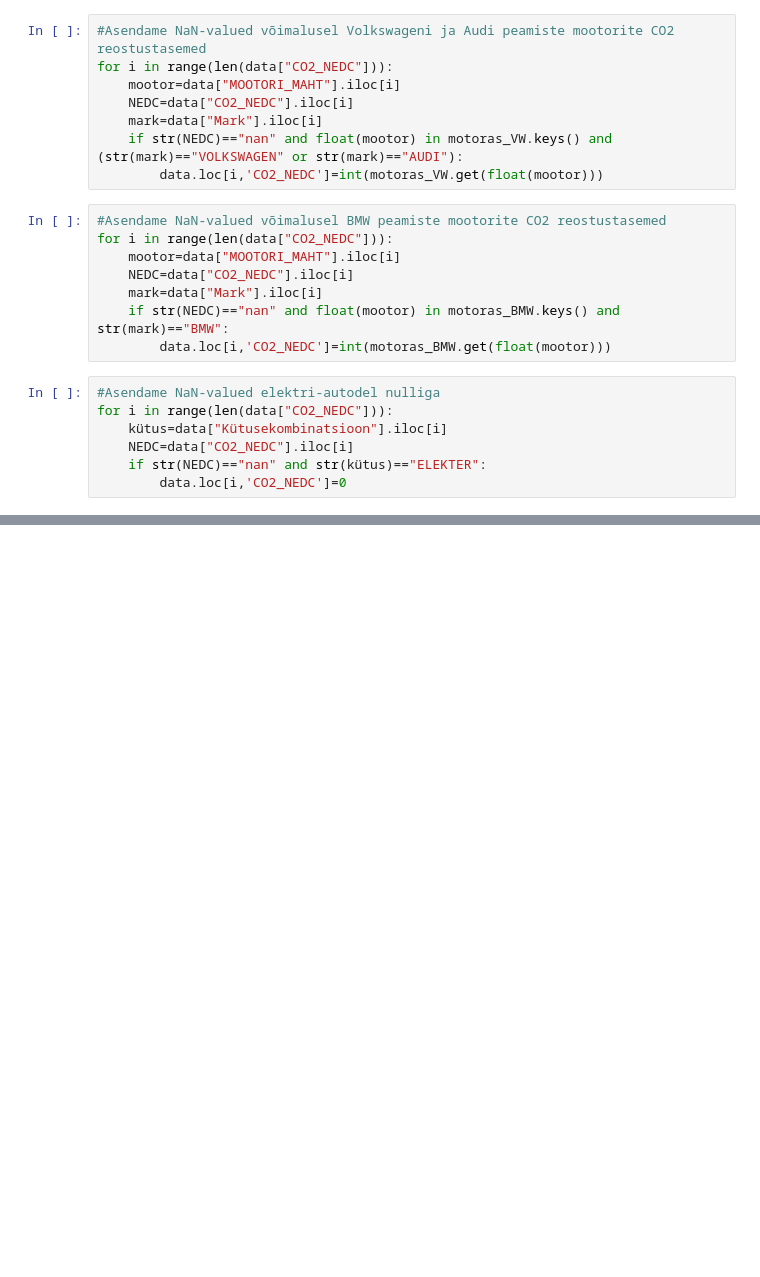
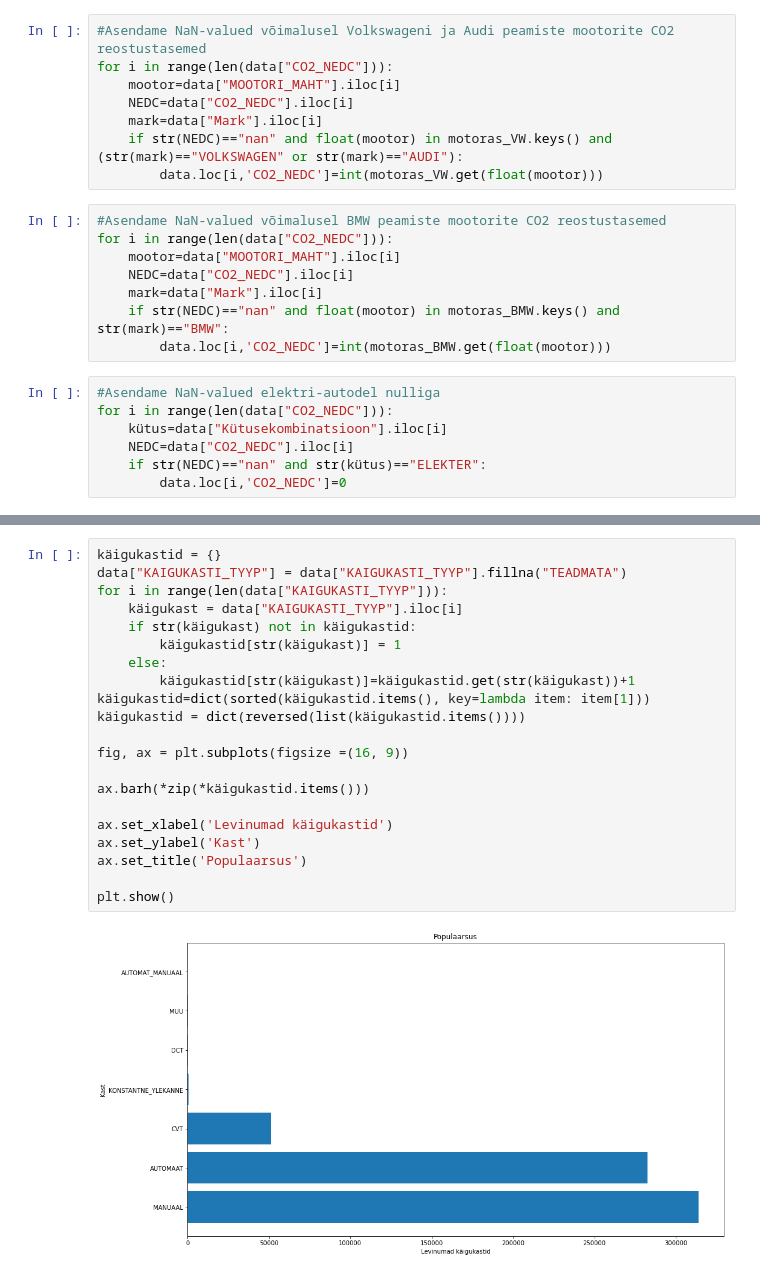
Before and after one commit to LiisReimand/DS_project, a Jupyter notebook: DSproject_D3.ipynb, the cells around one changed output, grey strips where cells are left out. Cells and saved outputs as stored; diff of their text form; blank space fills up the shorter version.

```diff
--- a/DSproject_D3.ipynb
+++ b/DSproject_D3.ipynb
@@ -260,0 +332,23 @@ data.tail(60)
+# %%
+käigukastid = {}
+data["KAIGUKASTI_TYYP"] = data["KAIGUKASTI_TYYP"].fillna("TEADMATA")
+for i in range(len(data["KAIGUKASTI_TYYP"])):
+    käigukast = data["KAIGUKASTI_TYYP"].iloc[i]
+    if str(käigukast) not in käigukastid:
+        käigukastid[str(käigukast)] = 1
+    else:
+        käigukastid[str(käigukast)]=käigukastid.get(str(käigukast))+1
+käigukastid=dict(sorted(käigukastid.items(), key=lambda item: item[1]))
+käigukastid = dict(reversed(list(käigukastid.items())))
+
+fig, ax = plt.subplots(figsize =(16, 9))
+
+ax.barh(*zip(*käigukastid.items()))
+
+ax.set_xlabel('Levinumad käigukastid')
+ax.set_ylabel('Kast')
+ax.set_title('Populaarsus')
+
+plt.show()
+# %% [output]
+[figure, added]
```
Also changed, not shown: parts of 29 cells of this notebook, 1 other file.
